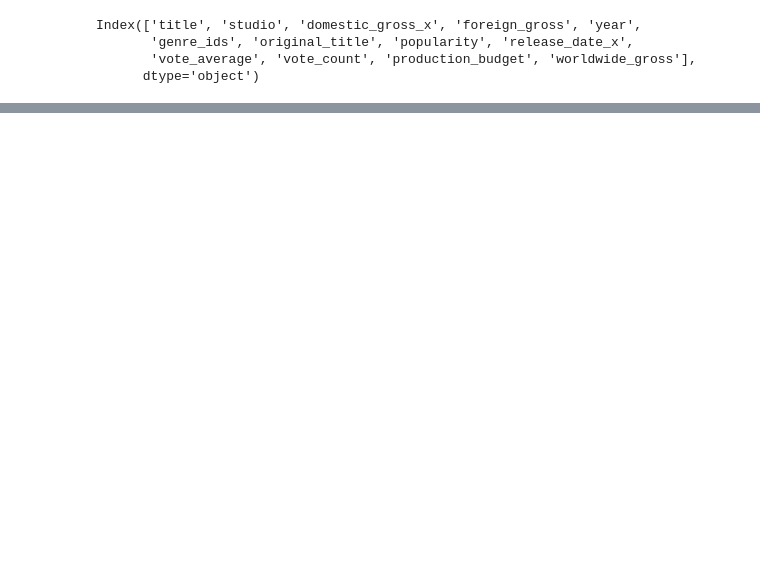
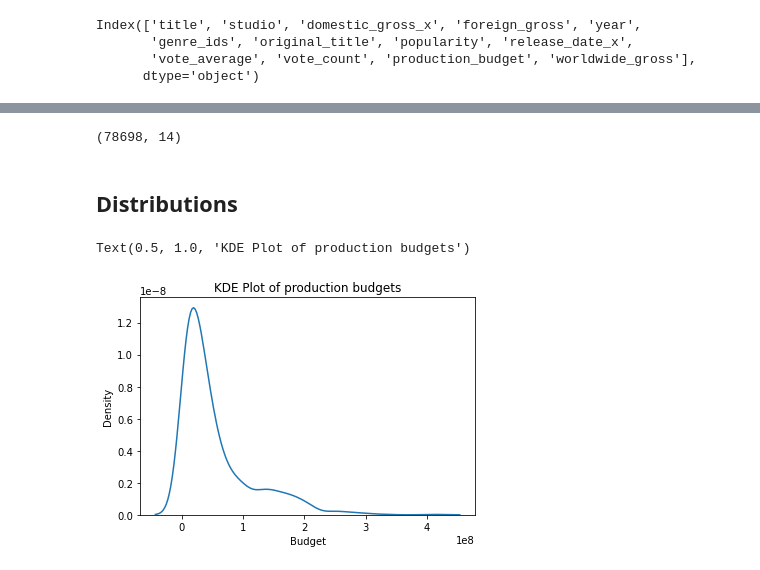
Before and after one commit to Otim135/group3-phase2-project, a Jupyter notebook: ipynbs/Moses.ipynb, the cells around one changed output, grey strips where cells are left out. Cells and saved outputs as stored; diff of their text form; code cells hidden in the pictures; blank space fills up the shorter version.

Commit message:
check distributions

```diff
--- a/ipynbs/Moses.ipynb
+++ b/ipynbs/Moses.ipynb
@@ -382,6 +393,6 @@ Index(['title', 'studio', 'domestic_gross_x', 'foreign_gross', 'year',
        'vote_average', 'vote_count', 'production_budget', 'worldwide_gross'],
       dtype='object')
 # %%
-# df_movies['production_budget'] = df_movies['production_budget'].str.strip('$').str.replace(',', '').astype(int)
-# df_movies['worldwide_gross'] = df_movies['worldwide_gross'].str.strip('$').str.replace(',', '').astype(int)
-# df_movies.info()
+df_movies['production_budget'] = df_movies['production_budget'].str.strip('$').str.replace(',', '').astype(int)
+df_movies['worldwide_gross'] = df_movies['worldwide_gross'].str.strip('$').str.replace(',', '').astype(int)
+df_movies.info()
@@ -387,0 +420,4 @@ Index(['title', 'studio', 'domestic_gross_x', 'foreign_gross', 'year',
+# %%
+# create profit column
+df_movies['profit'] = df_movies['worldwide_gross'] - df_movies['production_budget']
+df_movies.head(2)
@@ -387,0 +428,10 @@ Index(['title', 'studio', 'domestic_gross_x', 'foreign_gross', 'year',
+# %%
+# trial for movies info
+# merge movie info with reviews
+
+info_reviews = movies_information.merge(reviews, on='id', how='inner')
+info_reviews.shape
+# %% [output]
+(78698, 14)
+# %% [markdown]
+## Distributions
@@ -387,0 +455,9 @@ Index(['title', 'studio', 'domestic_gross_x', 'foreign_gross', 'year',
+# %%
+# kde plot
+sns.kdeplot(df_movies['production_budget'])
+plt.xlabel('Budget')
+plt.ylabel('Density')
+plt.title('KDE Plot of production budgets')
+# %% [output]
+Text(0.5, 1.0, 'KDE Plot of production budgets')
+[figure, added]
```
Also changed, not shown: parts of 9 cells of this notebook.
